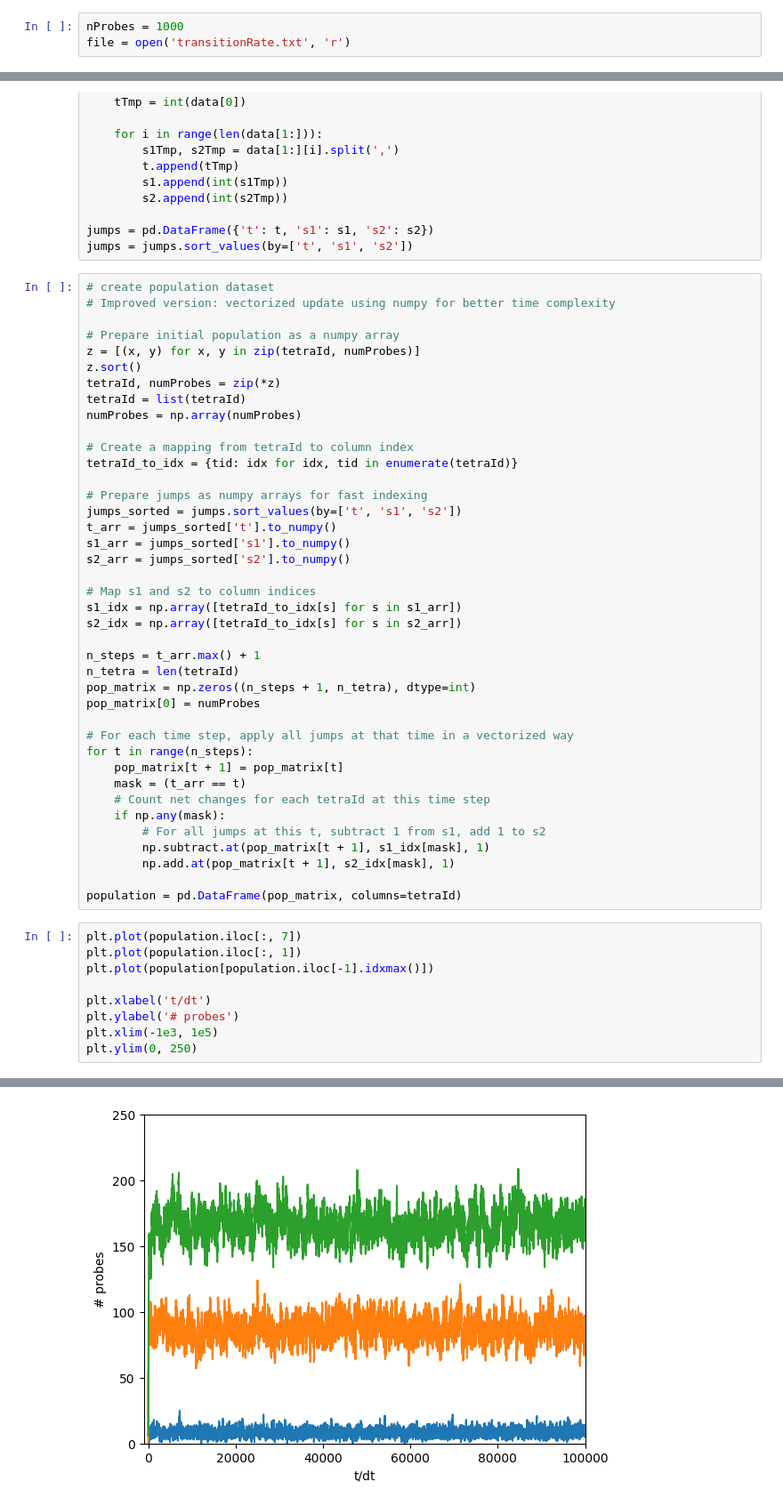
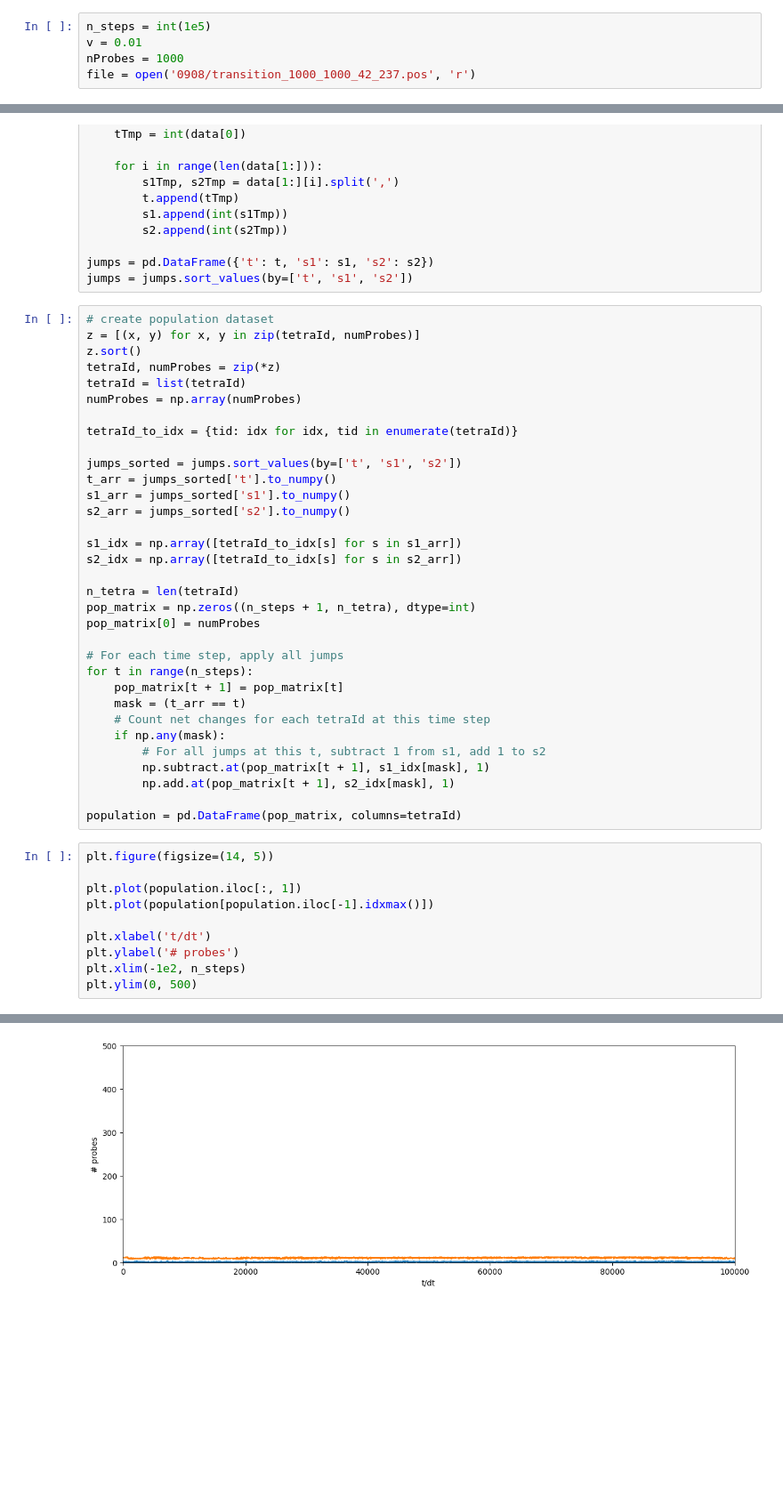
Before and after one commit to yitongphysics/LorentzModel, a Jupyter notebook: readTransition.ipynb, the cells around one changed output, grey strips where cells are left out. Shown at 89% size. Drawn from its saved outputs; the diff is of its cells as text; blank space fills up the shorter version.

Commit message:
update
Measure Markov property.
Measure transition rate.

```diff
--- a/readTransition.ipynb
+++ b/readTransition.ipynb
@@ -5,6 +9,8 @@ import matplotlib.pyplot as plt
 # %%
+n_steps = int(1e5)
+v = 0.01
 nProbes = 1000
-file = open('transitionRate.txt', 'r')
+file = open('0908/transition_1000_1000_42_237.pos', 'r')
 # %%
 # read tetra info and initial probe info
 line1 = file.readline()
@@ -35,34 +41,27 @@ jumps = pd.DataFrame({'t': t, 's1': s1, 's2': s2})
 jumps = jumps.sort_values(by=['t', 's1', 's2'])
 # %%
 # create population dataset
-# Improved version: vectorized update using numpy for better time complexity
-
-# Prepare initial population as a numpy array
 z = [(x, y) for x, y in zip(tetraId, numProbes)]
 z.sort()
 tetraId, numProbes = zip(*z)
 tetraId = list(tetraId)
 numProbes = np.array(numProbes)
 
-# Create a mapping from tetraId to column index
 tetraId_to_idx = {tid: idx for idx, tid in enumerate(tetraId)}
 
-# Prepare jumps as numpy arrays for fast indexing
 jumps_sorted = jumps.sort_values(by=['t', 's1', 's2'])
 t_arr = jumps_sorted['t'].to_numpy()
 s1_arr = jumps_sorted['s1'].to_numpy()
 s2_arr = jumps_sorted['s2'].to_numpy()
 
-# Map s1 and s2 to column indices
 s1_idx = np.array([tetraId_to_idx[s] for s in s1_arr])
 s2_idx = np.array([tetraId_to_idx[s] for s in s2_arr])
 
-n_steps = t_arr.max() + 1
 n_tetra = len(tetraId)
 pop_matrix = np.zeros((n_steps + 1, n_tetra), dtype=int)
 pop_matrix[0] = numProbes
 
-# For each time step, apply all jumps at that time in a vectorized way
+# For each time step, apply all jumps
 for t in range(n_steps):
     pop_matrix[t + 1] = pop_matrix[t]
     mask = (t_arr == t)
@@ -74,12 +73,13 @@ for t in range(n_steps):
 
 population = pd.DataFrame(pop_matrix, columns=tetraId)
 # %%
-plt.plot(population.iloc[:, 7])
+plt.figure(figsize=(14, 5))
+
 plt.plot(population.iloc[:, 1])
 plt.plot(population[population.iloc[-1].idxmax()])
 
 plt.xlabel('t/dt')
 plt.ylabel('# probes')
-plt.xlim(-1e3, 1e5)
-plt.ylim(0, 250)
+plt.xlim(-1e2, n_steps)
+plt.ylim(0, 500)
 # %% [output]
@@ -87,2 +87,2 @@ plt.ylim(0, 250)
-[figure, old version]
+[figure, new version]
 # %%
```
Also changed, not shown: parts of 16 cells of this notebook, 10 other files.
